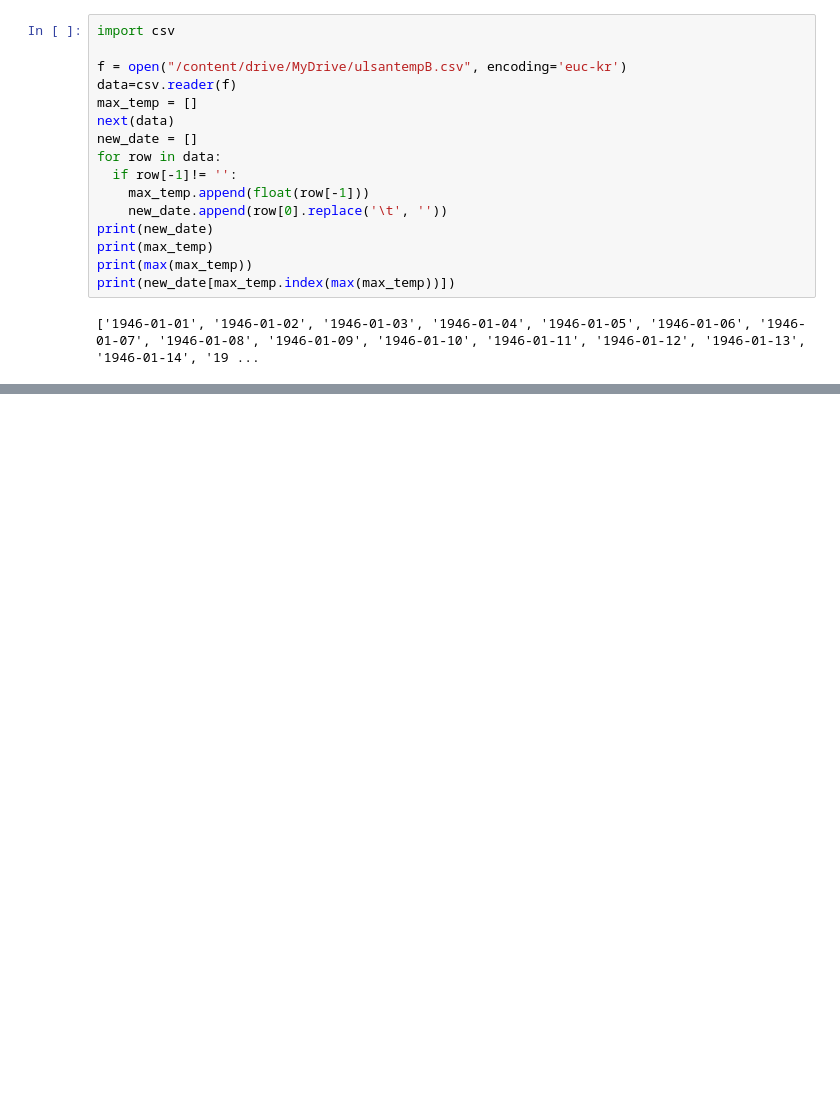
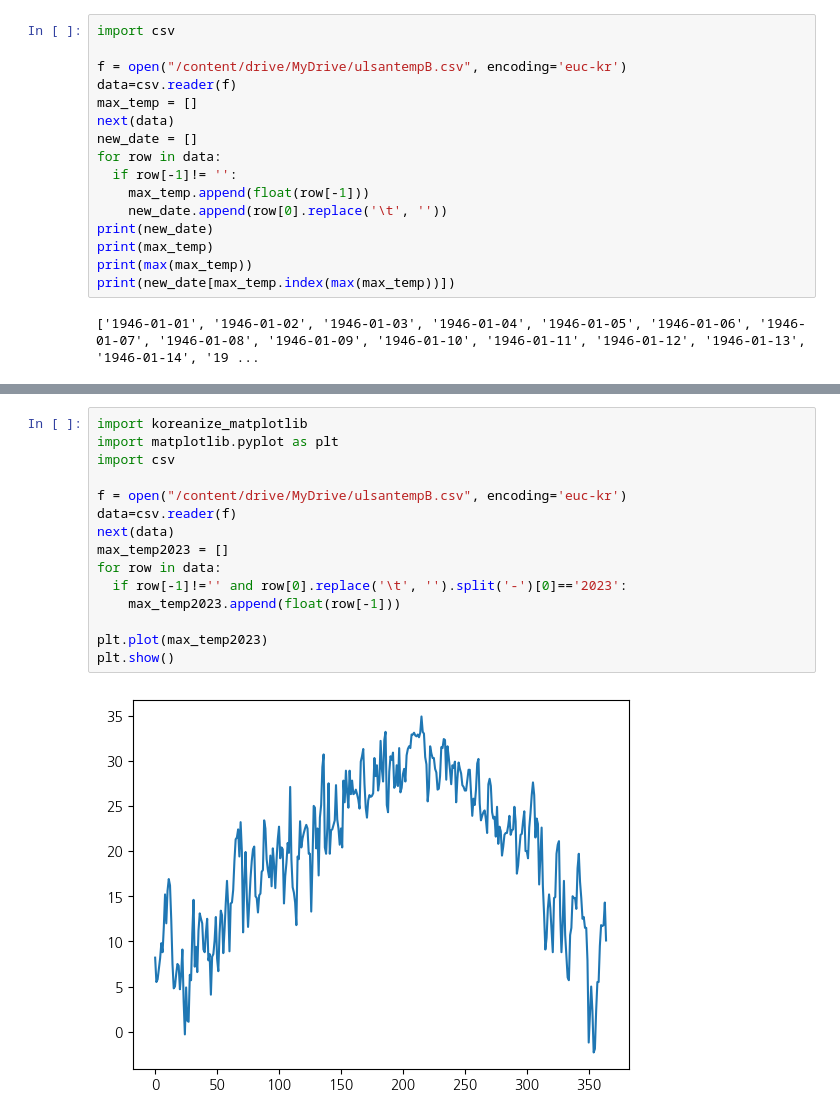
Before and after one commit to crezelts/python20124, a Jupyter notebook: 데이터과학_울사날씨B반.ipynb, the cells around one changed output, grey strips where cells are left out. Drawn from its saved outputs; the diff is of its cells as text; blank space fills up the shorter version.

```diff
--- a/데이터과학_울사날씨B반.ipynb
+++ b/데이터과학_울사날씨B반.ipynb
@@ -32,0 +42,17 @@ new_date[max_temp.index(max(max_temp))]
+# %%
+import koreanize_matplotlib
+import matplotlib.pyplot as plt
+import csv
+
+f = open("/content/drive/MyDrive/ulsantempB.csv", encoding='euc-kr')
+data=csv.reader(f)
+next(data)
+max_temp2023 = []
+for row in data:
+  if row[-1]!='' and row[0].replace('\t', '').split('-')[0]=='2023':
+    max_temp2023.append(float(row[-1]))
+
+plt.plot(max_temp2023)
+plt.show()
+# %% [output]
+[figure, added]
```
Also changed, not shown: parts of 4 cells of this notebook.
